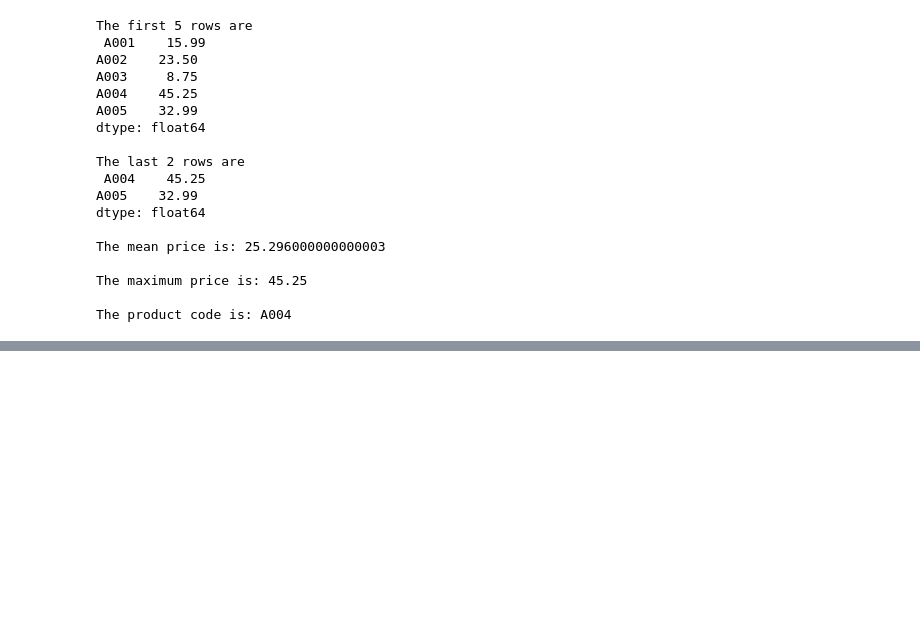
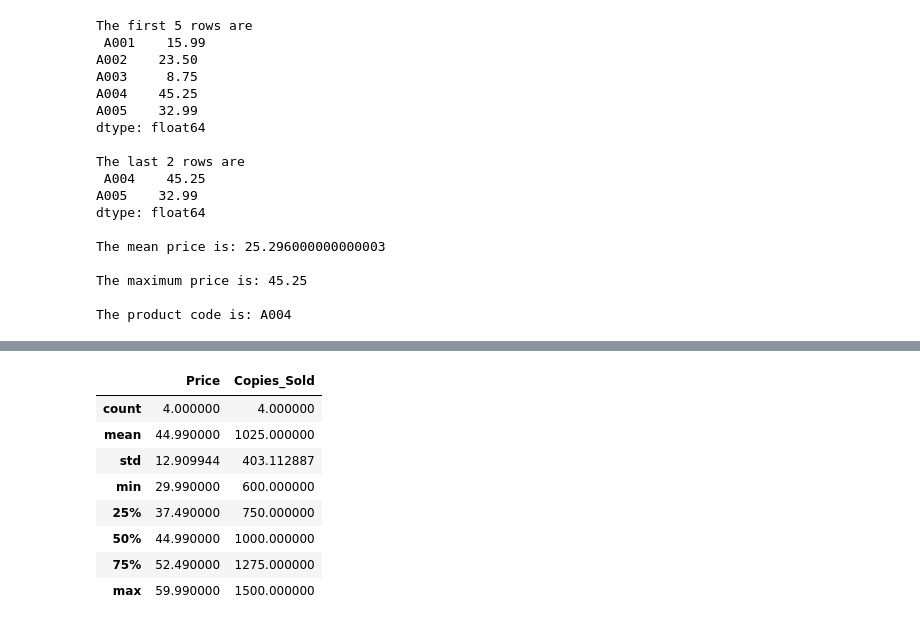
Before and after one commit to KEN-DATALABS/PROJECT-LIST, a Jupyter notebook: OneDrive/Documents/List Project/Project2.ipynb, the cells around one changed output, grey strips where cells are left out. Cells and saved outputs as stored; diff of their text form; code cells hidden in the pictures; blank space fills up the shorter version.

```diff
--- a/OneDrive/Documents/List Project/Project2.ipynb
+++ b/OneDrive/Documents/List Project/Project2.ipynb
@@ -443,3 +443,10 @@ The mean price is: 25.296000000000003
 The maximum price is: 45.25
 
 The product code is: A004
+# %%
+data= {'Title':['Python Basics', 'Data Science', 'Machine Learning', 'Deep Learning'],
+       'Author':['John Doe', 'Jane Smith', 'Emily Davis', 'Michael Brown'],
+       'Price':[29.99, 39.99, 49.99, 59.99],
+       'Copies_Sold':[1500, 1200, 800, 600]}
+df_books =pd.DataFrame(data)
+df_books
@@ -445,0 +461,12 @@ The product code is: A004
+# %%
+df_books.describe()
+# %% [output]
+|  | Price | Copies_Sold |
+| count | 4.000000 | 4.000000 |
+| mean | 44.990000 | 1025.000000 |
+| std | 12.909944 | 403.112887 |
+| min | 29.990000 | 600.000000 |
+| 25% | 37.490000 | 750.000000 |
+| 50% | 44.990000 | 1000.000000 |
+| 75% | 52.490000 | 1275.000000 |
+| max | 59.990000 | 1500.000000 |
```
Also changed, not shown: parts of 2 cells of this notebook, 1 other file.
